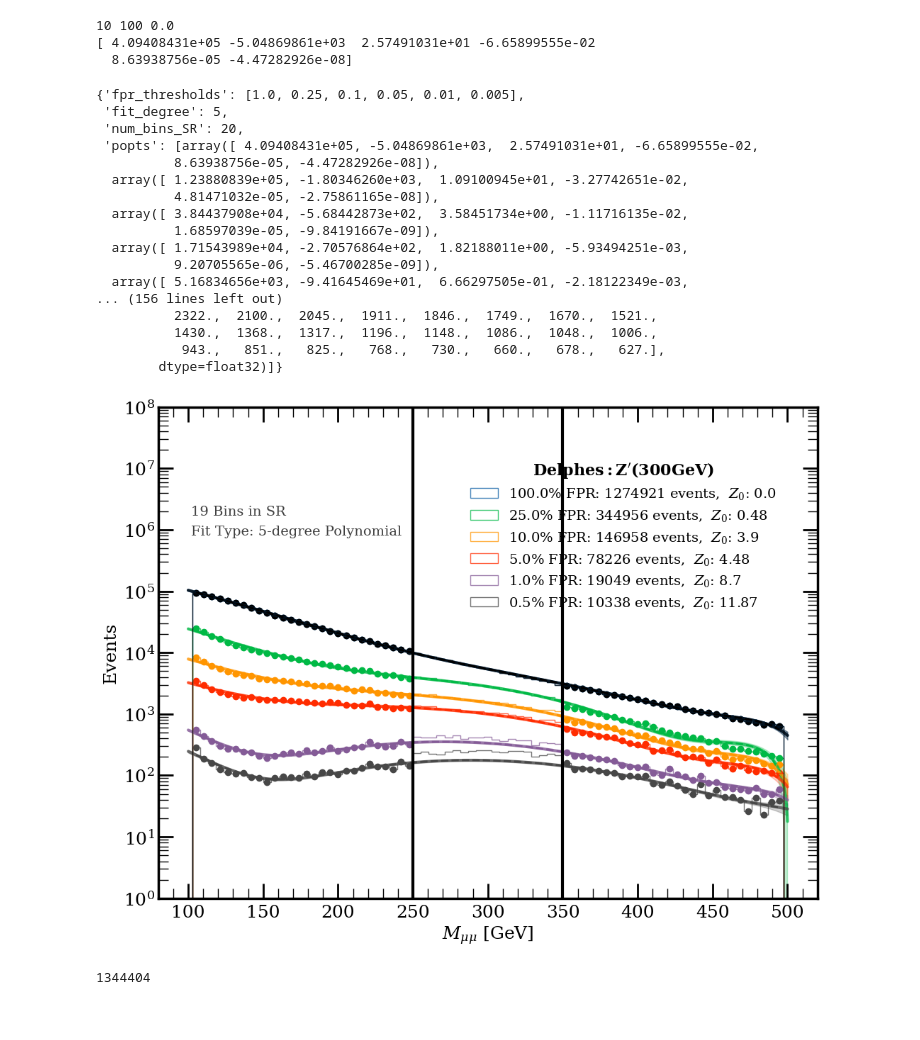
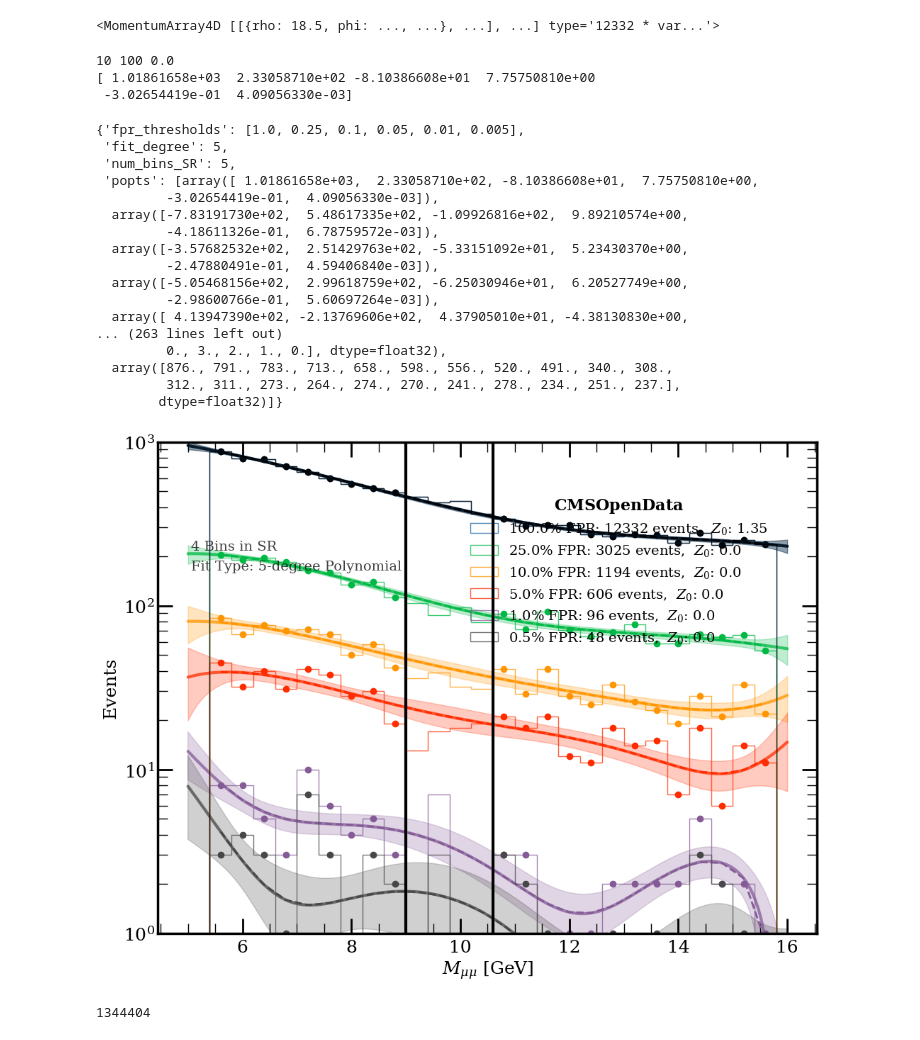
Before and after one commit to UW-EPE-ML/EveNet_NERSC, a Jupyter notebook: downstreams/anomaly_detection/02bumphunting.ipynb, the cells around one changed output. Drawn from its saved outputs; the diff is of its cells as text; code cells hidden in the pictures.

Commit message:
[AD] workflow update

```diff
--- a/downstreams/anomaly_detection/02bumphunting.ipynb
+++ b/downstreams/anomaly_detection/02bumphunting.ipynb
@@ -45,5 +42,5 @@ from functools import partial
 # %%
-config_workflow = "config/workflow_toy_model.yaml"
+config_workflow = "config-data/workflow_data.yaml"
 device = "cpu"
 with open(config_workflow) as f:
     config = yaml.safe_load(f)
@@ -114,6 +111,9 @@ def predict(config,
     df_SR = {k: v[df_SR["classification"] == 1] for k,v in df_SR.items()}
     df_data = {k: np.concatenate([df_SB[k], df_SR[k]]) for k in df_SB}
 
+    df_data['inv_mass'] = deepcopy(df_data['conditions'][..., 0])
+    df_data['conditions'][..., 0] = 0 # remove invariant mass info
+
     batch = convert_batch_to_torch_tensor(df_data)
     batch = {k: v for k, v in batch.items()}
 
@@ -122,22 +122,14 @@ def predict(config,
 
     num_processed_sample = 0
     results = []
-    with Progress(
-            "[progress.description]{task.description}",
-            BarColumn(),
-            "[progress.percentage]{task.percentage:>3.0f}%",
-            "•",
-            TimeRemainingColumn(),
-    ) as progress:
-        task = progress.add_task("Evaluating samples...", total=total_event)
 
-        while num_processed_sample < total_event:
-            with torch.no_grad():
-                batch_num = max(min(total_event - num_processed_sample, batch_size) , 1)
-                batch_input = {k: v[num_processed_sample: num_processed_sample + batch_num].to(device) for k, v in batch.items()}
-                output = model(batch_input, time = torch.zeros((batch_input["x"].shape[0]), device=device))
-                num_processed_sample += batch_num
-                results.append(output["classification"])
+    while num_processed_sample < total_event:
+        with torch.no_grad():
+            batch_num = max(min(total_event - num_processed_sample, batch_size) , 1)
+            batch_input = {k: v[num_processed_sample: num_processed_sample + batch_num].to(device) for k, v in batch.items()}
+            output = model(batch_input, time = torch.zeros((batch_input["x"].shape[0]), device=device))
+            num_processed_sample += batch_num
+            results.append(output["classification"])
 
     results = np.concatenate([F.softmax(v["classification/signal"], dim=-1).detach().cpu().numpy() for v in results])
     df_data["mva_score"] = results[:, 1]
@@ -201,6 +224,10 @@ jet = ak.from_regular(vector.zip(
         "mass": ak.from_numpy(read_feature(df_data["x"], event_info, 'mass')),
     }
 ))
+# %%
+jet
+# %% [output]
+<MomentumArray4D [[{rho: 18.5, phi: ..., ...}, ...], ...] type='12332 * var...'>
 # %%
 df_data["inv_mass"] = (jet[...,0] + jet[...,1]).mass.to_numpy()
 # %%
@@ -405,44 +432,45 @@ def plot_histograms_with_fits(
 # %%
 fpr_thresholds = [1.0, 0.25, 0.1, 0.05, 0.01, 0.005]
 plot_histograms_with_fits(
     fpr_thresholds,
     data_dict = df_data,
     title = "Toy Model Test",
     SR_left=config['mass-windows']['SR-left'],
     SR_right=config['mass-windows']['SR-right'],
-    SB_left=config['mass-windows']['SB-left'],
+    SB_left= config['mass-windows']['SB-left'],
     SB_right=config['mass-windows']['SB-right'],
     fit_degree=config['fit']['bkg-fit-degree'],
     num_bins_SR=config['mass-windows']['SR-bins'],
     take_score_avg=True,
     ymin = 1,
-    ymax = 1e8,
-    legend_title = r"$\bf{Delphes: Z^\prime(300 GeV)}$",
+    ymax = 1e3,
+    #legend_title = r"$\bf{Delphes: Z^\prime(300 GeV)}$",
+    legend_title = r"$\bf{CMS Open Data}$",
     ncpu = 6,
     fit = True
 )
 # %% [output]
 10 100 0.0
-[ 4.09408431e+05 -5.04869861e+03  2.57491031e+01 -6.65899555e-02
-  8.63938756e-05 -4.47282926e-08]
+[ 1.01861658e+03  2.33058710e+02 -8.10386608e+01  7.75750810e+00
+ -3.02654419e-01  4.09056330e-03]
 {'fpr_thresholds': [1.0, 0.25, 0.1, 0.05, 0.01, 0.005],
  'fit_degree': 5,
- 'num_bins_SR': 20,
- 'popts': [array([ 4.09408431e+05, -5.04869861e+03,  2.57491031e+01, -6.65899555e-02,
-          8.63938756e-05, -4.47282926e-08]),
-  array([ 1.23880839e+05, -1.80346260e+03,  1.09100945e+01, -3.27742651e-02,
-          4.81471032e-05, -2.75861165e-08]),
-  array([ 3.84437908e+04, -5.68442873e+02,  3.58451734e+00, -1.11716135e-02,
-          1.68597039e-05, -9.84191667e-09]),
-  array([ 1.71543989e+04, -2.70576864e+02,  1.82188011e+00, -5.93494251e-03,
-          9.20705565e-06, -5.46700285e-09]),
-  array([ 5.16834656e+03, -9.41645469e+01,  6.66297505e-01, -2.18122349e-03,
-... (156 lines left out)
-          2322.,  2100.,  2045.,  1911.,  1846.,  1749.,  1670.,  1521.,
-          1430.,  1368.,  1317.,  1196.,  1148.,  1086.,  1048.,  1006.,
-           943.,   851.,   825.,   768.,   730.,   660.,   678.,   627.],
+ 'num_bins_SR': 5,
+ 'popts': [array([ 1.01861658e+03,  2.33058710e+02, -8.10386608e+01,  7.75750810e+00,
+         -3.02654419e-01,  4.09056330e-03]),
+  array([-7.83191730e+02,  5.48617335e+02, -1.09926816e+02,  9.89210574e+00,
+         -4.18611326e-01,  6.78759572e-03]),
+  array([-3.57682532e+02,  2.51429763e+02, -5.33151092e+01,  5.23430370e+00,
+         -2.47880491e-01,  4.59406840e-03]),
+  array([-5.05468156e+02,  2.99618759e+02, -6.25030946e+01,  6.20527749e+00,
+         -2.98600766e-01,  5.60697264e-03]),
+  array([ 4.13947390e+02, -2.13769606e+02,  4.37905010e+01, -4.38130830e+00,
+... (263 lines left out)
+         0., 3., 2., 1., 0.], dtype=float32),
+  array([876., 791., 783., 713., 658., 598., 556., 520., 491., 340., 308.,
+         312., 311., 273., 264., 274., 270., 241., 278., 234., 251., 237.],
         dtype=float32)]}
-[figure, old version]
+[figure, new version]
 # %%
 146659 + 1197745
 # %% [output]
```
Also changed, not shown: parts of 4 cells of this notebook, 4 other files.
